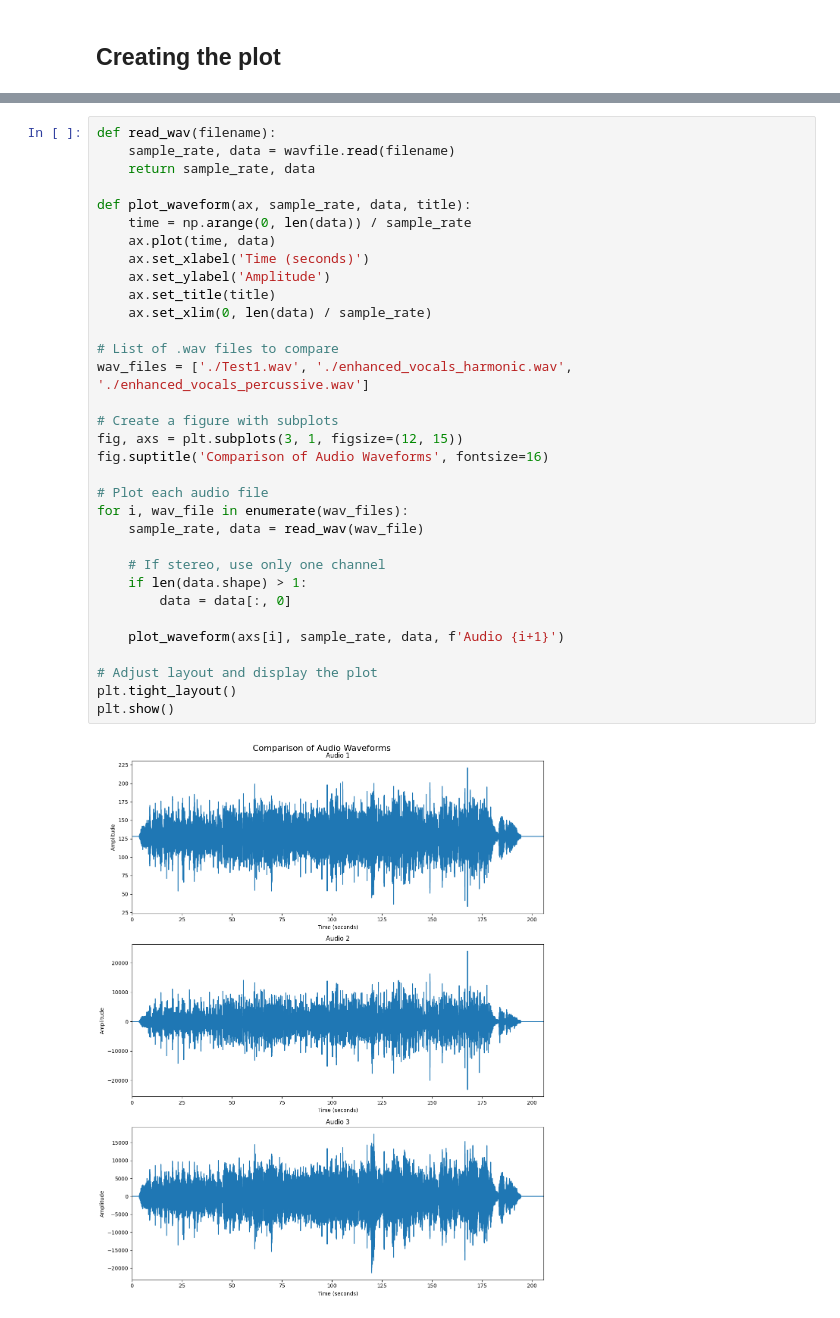
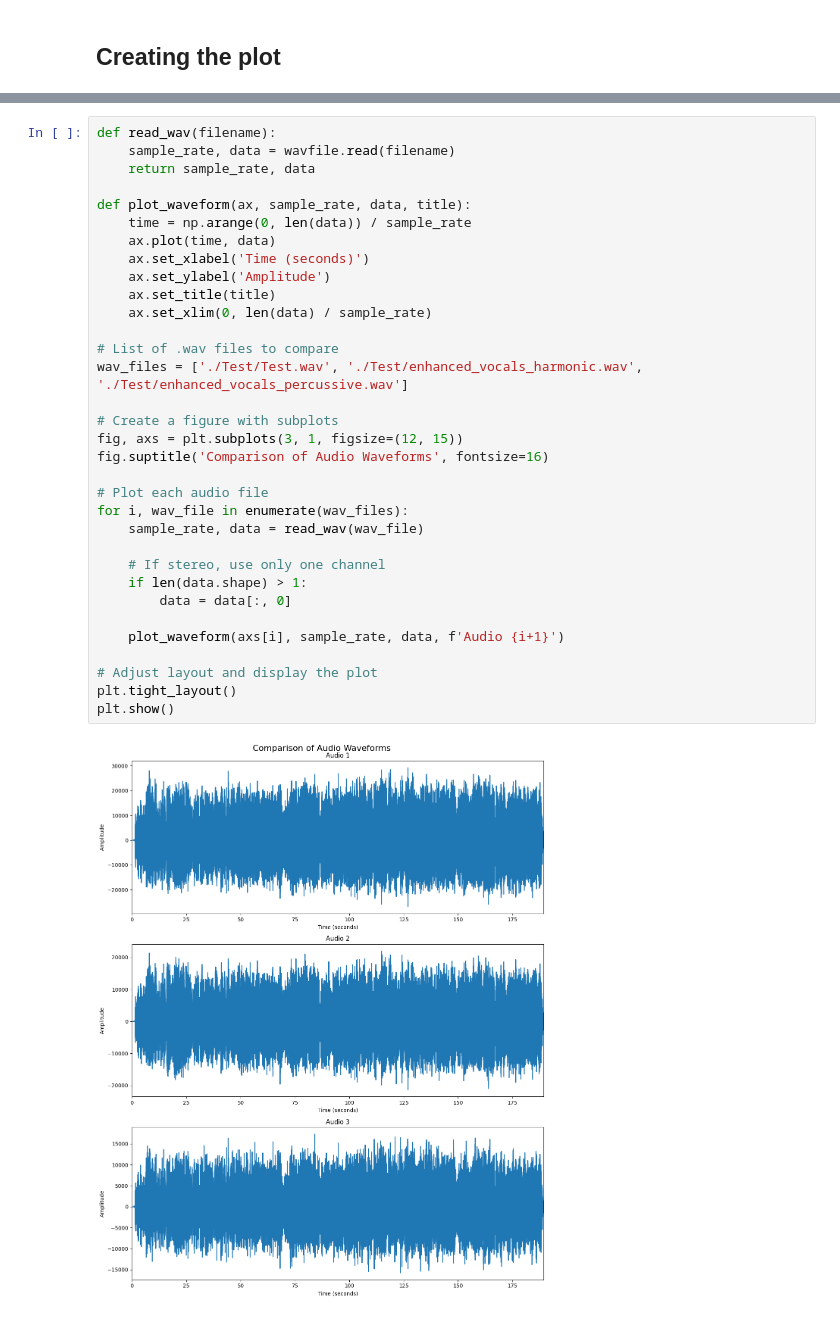
Before and after one commit to ShamalLakshan/AudExp, a Jupyter notebook: PerformaceAnalyser.ipynb, the cells around one changed output, grey strips where cells are left out. Cells and saved outputs as stored; diff of their text form.

```diff
--- a/PerformaceAnalyser.ipynb
+++ b/PerformaceAnalyser.ipynb
@@ -105,32 +101,32 @@ def read_wav(filename):
     return sample_rate, data
 
 def plot_waveform(ax, sample_rate, data, title):
     time = np.arange(0, len(data)) / sample_rate
     ax.plot(time, data)
     ax.set_xlabel('Time (seconds)')
     ax.set_ylabel('Amplitude')
     ax.set_title(title)
     ax.set_xlim(0, len(data) / sample_rate)
 
 # List of .wav files to compare
-wav_files = ['./Test1.wav', './enhanced_vocals_harmonic.wav', './enhanced_vocals_percussive.wav']
+wav_files = ['./Test/Test.wav', './Test/enhanced_vocals_harmonic.wav', './Test/enhanced_vocals_percussive.wav']
 
 # Create a figure with subplots
 fig, axs = plt.subplots(3, 1, figsize=(12, 15))
 fig.suptitle('Comparison of Audio Waveforms', fontsize=16)
 
 # Plot each audio file
 for i, wav_file in enumerate(wav_files):
     sample_rate, data = read_wav(wav_file)
 
     # If stereo, use only one channel
     if len(data.shape) > 1:
         data = data[:, 0]
 
     plot_waveform(axs[i], sample_rate, data, f'Audio {i+1}')
 
 # Adjust layout and display the plot
 plt.tight_layout()
 plt.show()
 # %% [output]
-[figure, old version]
+[figure, new version]
```
Also changed, not shown: parts of 15 cells of this notebook, 8 other files.
